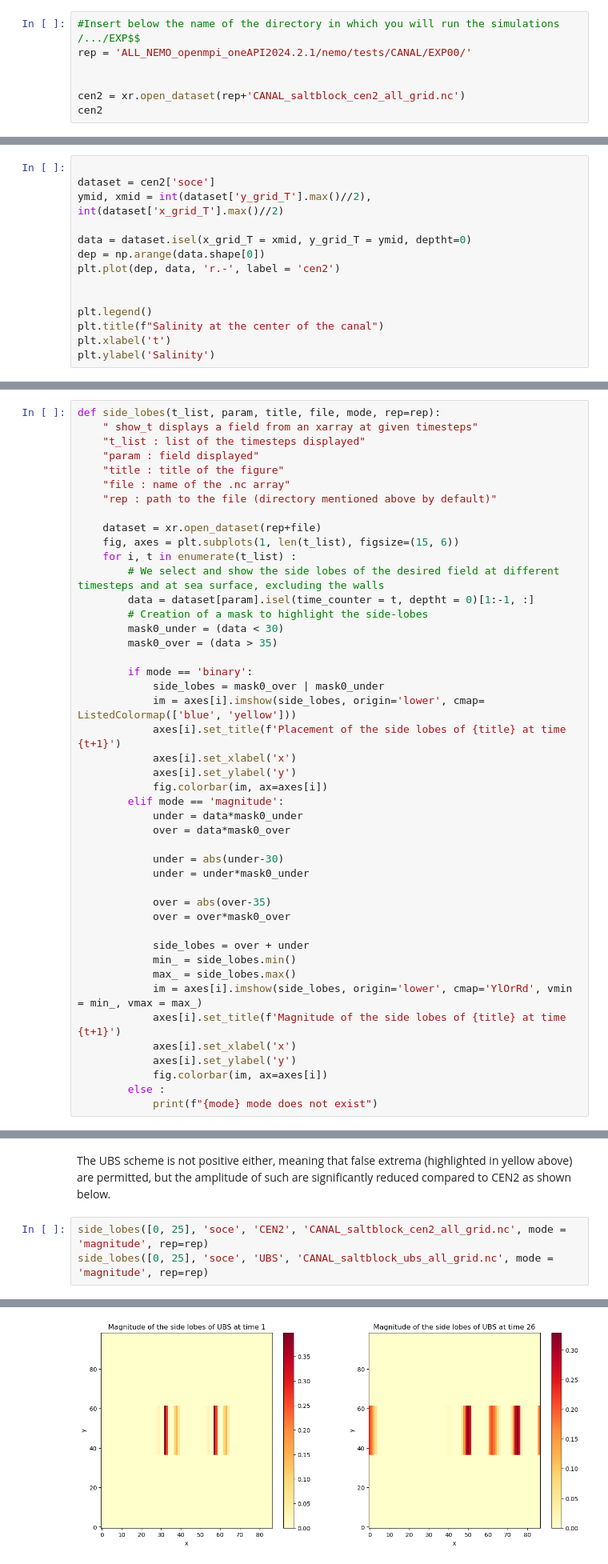
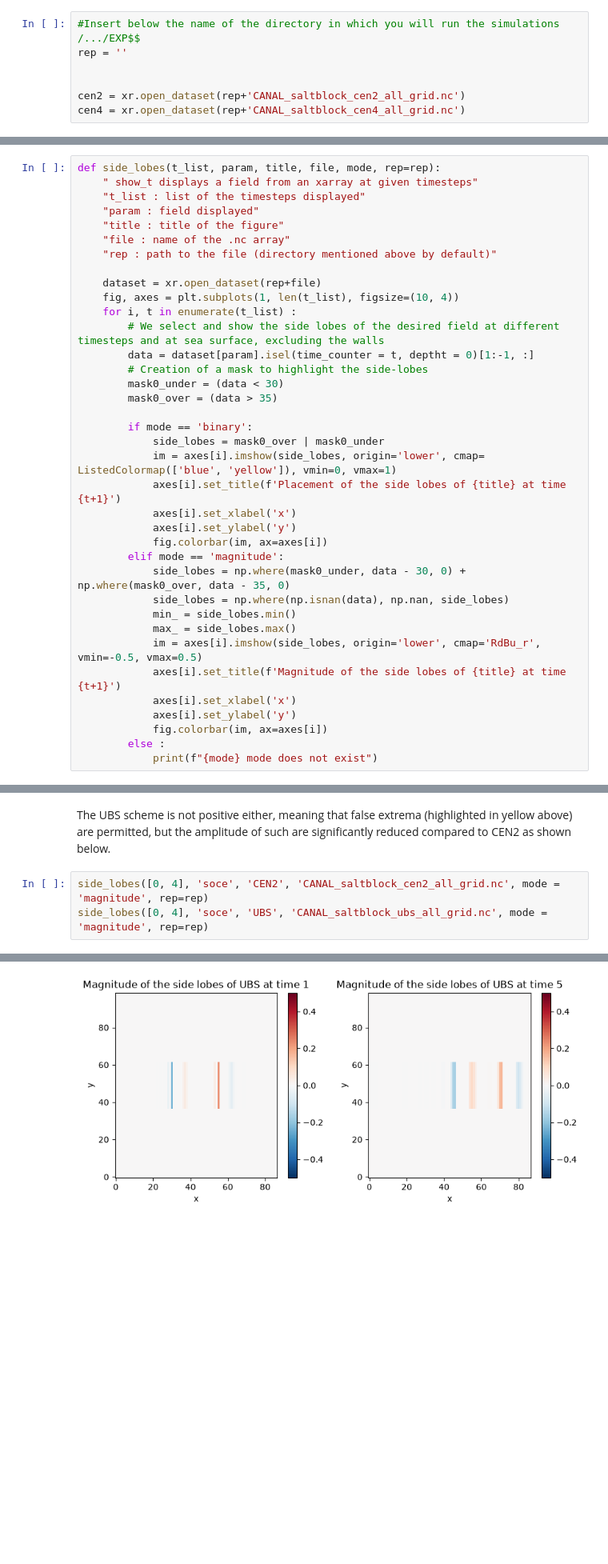
Before and after one commit to justinebuisson606/NEMO_Demonstrators, a Jupyter notebook: Demonstrator 1.ipynb, the cells around one changed output, grey strips where cells are left out. Shown at 80% size. Drawn from its saved outputs; the diff is of its cells as text; blank space fills up the shorter version.

```diff
--- a/Demonstrator 1.ipynb
+++ b/Demonstrator 1.ipynb
@@ -95,8 +117,8 @@ We can now run the simulation using the ./run_nemo command
 ### Analysis of the outcome
 # %%
 #Insert below the name of the directory in which you will run the simulations /.../EXP$$
-rep = 'ALL_NEMO_openmpi_oneAPI2024.2.1/nemo/tests/CANAL/EXP00/'
+rep = ''
 
 
 cen2 = xr.open_dataset(rep+'CANAL_saltblock_cen2_all_grid.nc')
-cen2
+cen4 = xr.open_dataset(rep+'CANAL_saltblock_cen4_all_grid.nc')
@@ -150,14 +153,0 @@ To better visualize the oscillations of the signal let us trace the salinity of
-# %%
-
-dataset = cen2['soce']
-ymid, xmid = int(dataset['y_grid_T'].max()//2), int(dataset['x_grid_T'].max()//2)
-
-data = dataset.isel(x_grid_T = xmid, y_grid_T = ymid, deptht=0)
-dep = np.arange(data.shape[0])
-plt.plot(dep, data, 'r.-', label = 'cen2')
-
-
-plt.legend()
-plt.title(f"Salinity at the center of the canal")
-plt.xlabel('t')
-plt.ylabel('Salinity')
@@ -176,7 +161,7 @@ def side_lobes(t_list, param, title, file, mode, rep=rep):
     "rep : path to the file (directory mentioned above by default)"
 
     dataset = xr.open_dataset(rep+file)
-    fig, axes = plt.subplots(1, len(t_list), figsize=(15, 6))
+    fig, axes = plt.subplots(1, len(t_list), figsize=(10, 4))
     for i, t in enumerate(t_list) :
         # We select and show the side lobes of the desired field at different timesteps and at sea surface, excluding the walls
         data = dataset[param].isel(time_counter = t, deptht = 0)[1:-1, :]
@@ -186,25 +171,17 @@ def side_lobes(t_list, param, title, file, mode, rep=rep):
 
         if mode == 'binary':
             side_lobes = mask0_over | mask0_under
-            im = axes[i].imshow(side_lobes, origin='lower', cmap= ListedColormap(['blue', 'yellow']))
+            im = axes[i].imshow(side_lobes, origin='lower', cmap= ListedColormap(['blue', 'yellow']), vmin=0, vmax=1)
             axes[i].set_title(f'Placement of the side lobes of {title} at time {t+1}')
             axes[i].set_xlabel('x')
             axes[i].set_ylabel('y')
             fig.colorbar(im, ax=axes[i])
         elif mode == 'magnitude':
-            under = data*mask0_under
-            over = data*mask0_over
-
-            under = abs(under-30)
-            under = under*mask0_under
-
-            over = abs(over-35)
-            over = over*mask0_over
-
-            side_lobes = over + under
+            side_lobes = np.where(mask0_under, data - 30, 0) + np.where(mask0_over, data - 35, 0)
+            side_lobes = np.where(np.isnan(data), np.nan, side_lobes)
             min_ = side_lobes.min()
             max_ = side_lobes.max()
-            im = axes[i].imshow(side_lobes, origin='lower', cmap='YlOrRd', vmin = min_, vmax = max_)
+            im = axes[i].imshow(side_lobes, origin='lower', cmap='RdBu_r', vmin=-0.5, vmax=0.5)
             axes[i].set_title(f'Magnitude of the side lobes of {title} at time {t+1}')
             axes[i].set_xlabel('x')
             axes[i].set_ylabel('y')
@@ -429,6 +297,6 @@ side_lobes([0, 4], 'soce', 'UBS', 'CANAL_saltblock_ubs_all_grid.nc', rep=rep, mo
 # %% [markdown]
 The UBS scheme is not positive either, meaning that false extrema (highlighted in yellow above) are permitted, but the amplitude of such are significantly reduced compared to CEN2 as shown below.
 # %%
-side_lobes([0, 25], 'soce', 'CEN2', 'CANAL_saltblock_cen2_all_grid.nc', mode = 'magnitude', rep=rep)
-side_lobes([0, 25], 'soce', 'UBS', 'CANAL_saltblock_ubs_all_grid.nc', mode = 'magnitude', rep=rep)
+side_lobes([0, 4], 'soce', 'CEN2', 'CANAL_saltblock_cen2_all_grid.nc', mode = 'magnitude', rep=rep)
+side_lobes([0, 4], 'soce', 'UBS', 'CANAL_saltblock_ubs_all_grid.nc', mode = 'magnitude', rep=rep)
 # %% [output]
@@ -436,3 +304,3 @@ side_lobes([0, 25], 'soce', 'UBS', 'CANAL_saltblock_ubs_all_grid.nc', mode = 'ma
-[figure, old version]
+[figure, new version]
 # %% [markdown]
 The UBS scheme is not positive either, meaning that false extrema (highlighted in yellow above) are permitted, but the amplitude of such are significantly reduced compared to CEN2 as shown below.
```
Also changed, not shown: parts of 47 cells of this notebook.
